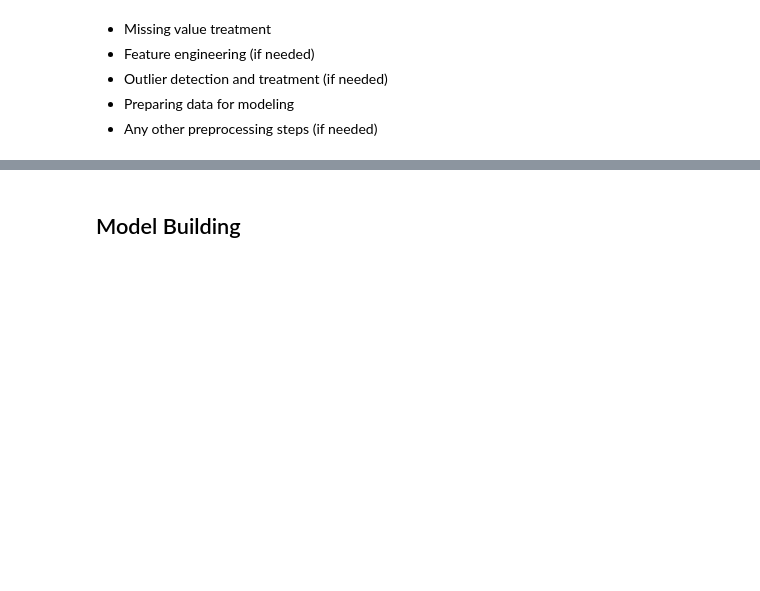
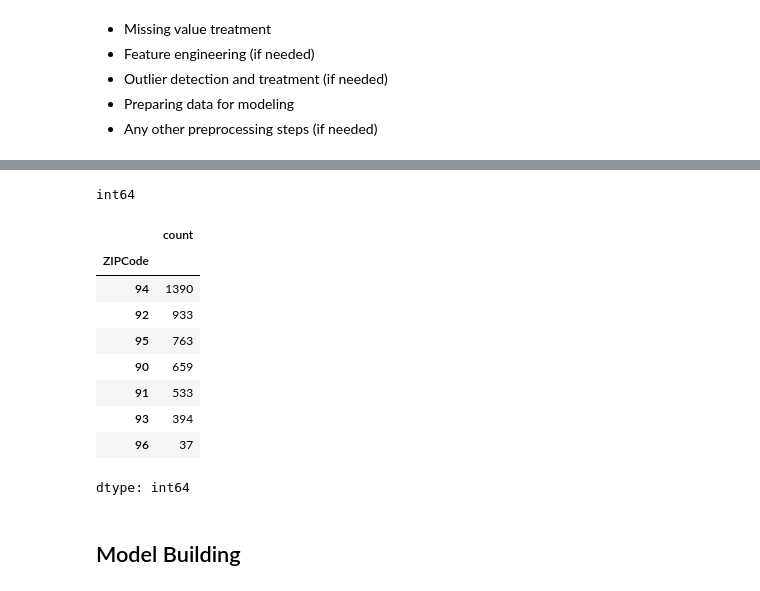
Before and after one commit to lhughey/AIML_Course, a Jupyter notebook: CaseStudy2 - Personal Loan Campaign/AIML_ML_Project_full_code_notebook.ipynb, the cells around one changed output, grey strips where cells are left out. Drawn from its saved outputs; the diff is of its cells as text; code cells hidden in the pictures; blank space fills up the shorter version.

```diff
--- a/CaseStudy2 - Personal Loan Campaign/AIML_ML_Project_full_code_notebook.ipynb
+++ b/CaseStudy2 - Personal Loan Campaign/AIML_ML_Project_full_code_notebook.ipynb
@@ -338,6 +336,27 @@ Index: []
 | 50% | 2502.000000 | 45.000000 | 20.000000 | 61.000000 | 93437.000000 | 2.000000 | 1.500000 | 2.000000 | 0.000000 | 0.000000 | ... |
 | 75% | 3756.000000 | 55.000000 | 30.000000 | 91.000000 | 94608.000000 | 3.000000 | 2.500000 | 3.000000 | 81.000000 | 0.000000 | ... |
 | max | 5000.000000 | 67.000000 | 43.000000 | 224.000000 | 96651.000000 | 4.000000 | 10.000000 | 3.000000 | 252.000000 | 1.000000 | ... |
+# %%
+#determine datatype of ZIPCode
+print(dataCleaned['ZIPCode'].dtype)
+
+#set ZipCode to 2 number length to reduce the number of unique values
+dataCleaned.loc[:, 'ZIPCode'] = dataCleaned['ZIPCode'].astype(str).str[:2]
+
+dataCleaned.head()
+dataCleaned['ZIPCode'].value_counts()
+# %% [output]
+int64
+|  | count |
+| ZIPCode |  |
+| 94 | 1390 |
+| 92 | 933 |
+| 95 | 763 |
+| 90 | 659 |
+| 91 | 533 |
+| 93 | 394 |
+| 96 | 37 |
+dtype: int64
 # %% [markdown]
 ## Model Building
 # %% [markdown]
```
Also changed, not shown: parts of 4 cells of this notebook.
